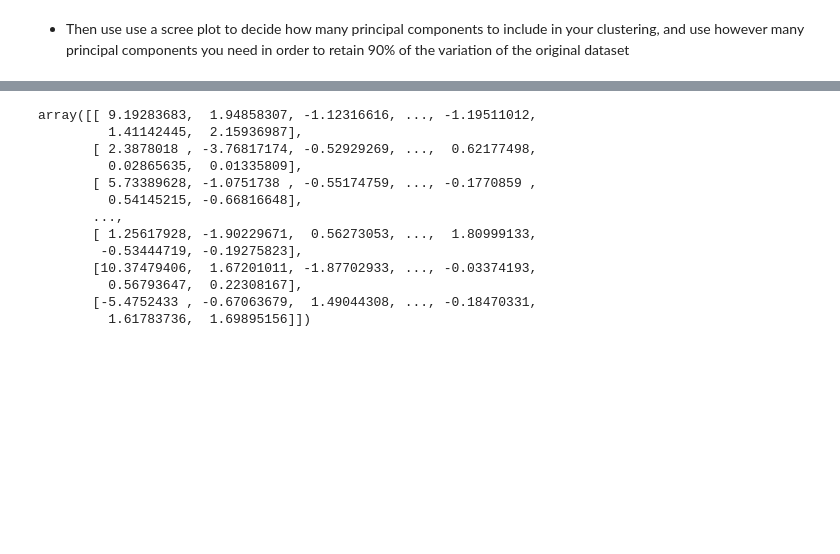
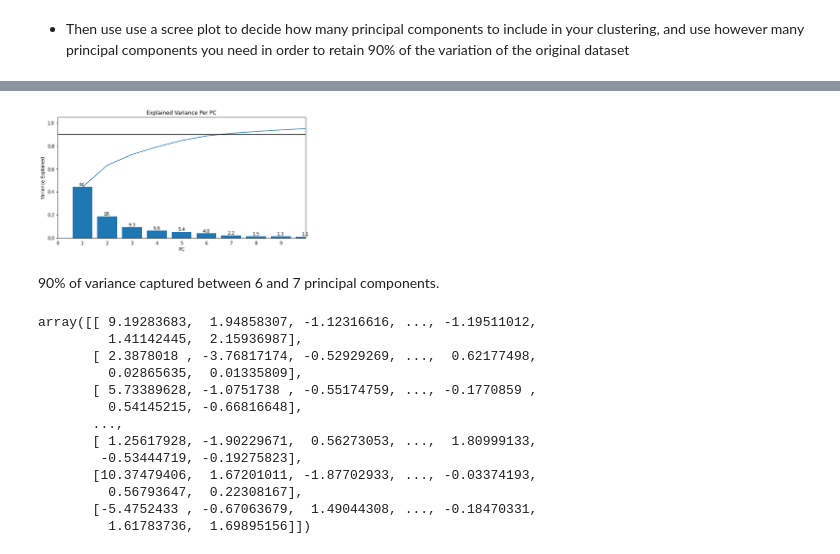
Before and after one commit to karlmanalo/DS-Unit-1-Sprint-3-Linear-Algebra, a Jupyter notebook: module4-clustering/LS_DS_134_Clustering_Assignment.ipynb, the cells around one changed output, grey strips where cells are left out. Drawn from its saved outputs; the diff is of its cells as text; code cells hidden in the pictures; blank space fills up the shorter version.

```diff
--- a/module4-clustering/LS_DS_134_Clustering_Assignment.ipynb
+++ b/module4-clustering/LS_DS_134_Clustering_Assignment.ipynb
@@ -207,3 +294,32 @@ plt.show()
 [figure]
 # %% [markdown]
 - Then use use a scree plot to decide how many principal components to include in your clustering, and use however many principal components you need in order to retain 90% of the variation of the original dataset
+# %%
+# Scree plot function
+
+def scree_plot(pca):
+  num = len(pca.explained_variance_ratio_)
+  ind = np.arange(num)
+  vals = pca.explained_variance_ratio_
+
+  plt.figure(figsize=(10, 5))
+  ax = plt.subplot(111)
+  cumvals = np.cumsum(vals)
+  ax.bar(ind+1, vals)
+  ax.plot(ind+1, cumvals)
+  for i in range(num):
+    ax.annotate(r"%s" % ((str(vals[i]*100)[:3])), (ind[i]+1, vals[i]),
+                va="bottom", ha="center", fontsize=10)
+  ax.xaxis.set_tick_params(width=0)
+  plt.xlim(0, 10)
+  plt.xticks(range(10))
+  plt.axhline(y=.9, color='k')
+  ax.set_xlabel("PC")
+  ax.set_ylabel("Variance Explained")
+  plt.title('Explained Variance Per PC')
+# %%
+pca = PCA(30)
+
+pca_data_test = pca.fit_transform(Z)
+
+pca_data_test
@@ -210,3 +340,12 @@ plt.show()
+# %%
+kmeans_scree = KMeans(30)
+kmeans_scree.fit(pca_data_test)
+
+scree_plot(pca)
+# %% [output]
+[figure, added]
+# %% [markdown]
+90% of variance captured between 6 and 7 principal components.
 # %%
 pca = PCA(.9)
 
```
Also changed, not shown: parts of 36 cells of this notebook.
